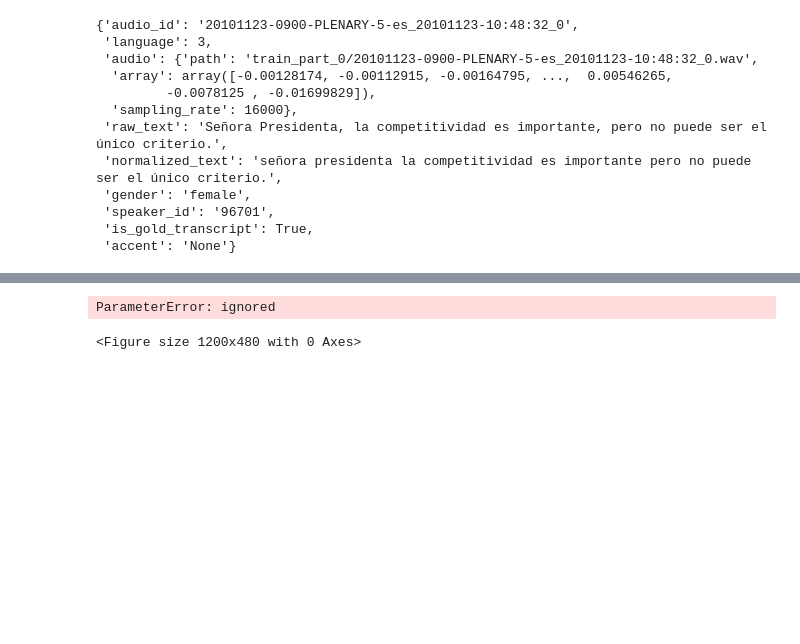
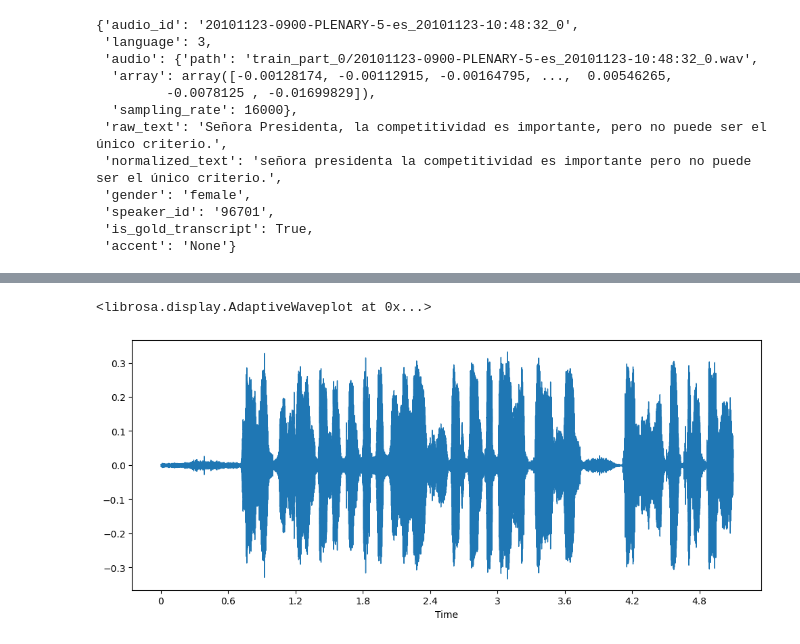
Before and after one commit to dilne/Hugging-Face-Audio-Course, a Jupyter notebook: Unit_2_Automatic_Speech_Recognition_with_a_Pipeline.ipynb, the cells around one changed output, grey strips where cells are left out. Saved outputs shown, nothing was run; the diff lists cells and outputs as text; code cells hidden in the pictures; blank space fills up the shorter version.

```diff
--- a/Unit_2_Automatic_Speech_Recognition_with_a_Pipeline.ipynb
+++ b/Unit_2_Automatic_Speech_Recognition_with_a_Pipeline.ipynb
@@ -152,14 +152,17 @@ Audio(example["audio"]["array"], rate=16000)
 # %% [output]
 [interactive output not drawn]
 # %%
+import librosa
 import matplotlib.pyplot as plt
 import librosa.display
 
+array = example["audio"]["array"]
+sampling_rate = example["audio"]["sampling_rate"]
 plt.figure().set_figwidth(12)
-librosa.display.waveshow(example, sr=16000)
+librosa.display.waveshow(array, sr=sampling_rate)
 # %% [output]
-ParameterError: ignored
+<librosa.display.AdaptiveWaveplot at 0x...>
-<Figure size 1200x480 with 0 Axes>
+[figure, added]
 # %%
 import numpy as np
 
```
Also changed, not shown: parts of 4 cells of this notebook.
